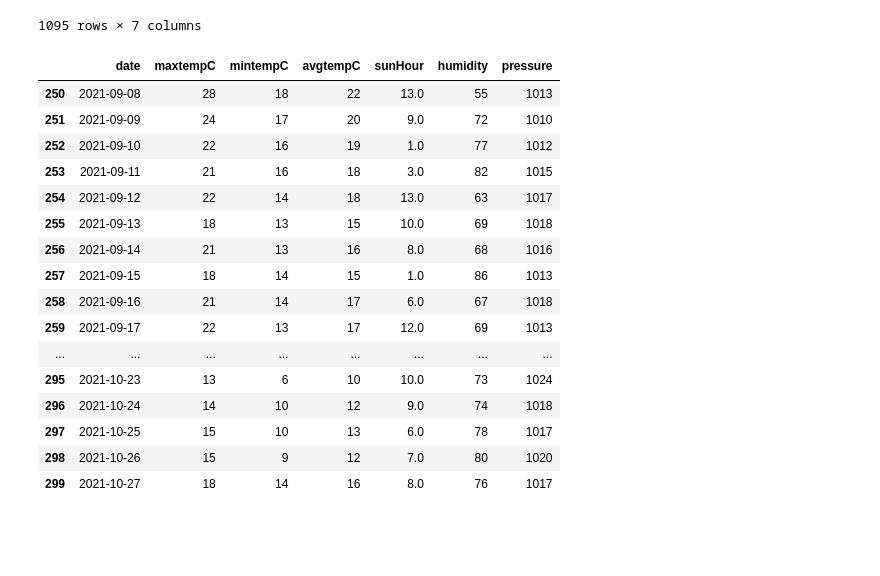
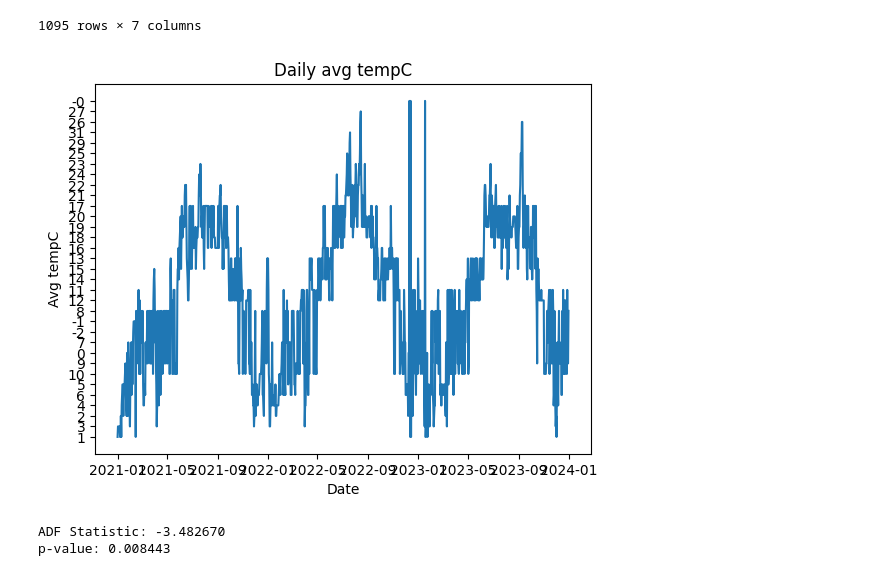
Before and after one commit to Zdanekk/Project_weather, a Jupyter notebook: Notebooks/weatherforecast.ipynb, the cells around one changed output. Drawn from its saved outputs; the diff is of its cells as text; code cells hidden in the pictures; blank space fills up the shorter version.

```diff
--- a/Notebooks/weatherforecast.ipynb
+++ b/Notebooks/weatherforecast.ipynb
@@ -85,23 +88,22 @@ df
 | 1093 | 2023-12-30 | 11 | 6 | 9 | 1.0 | 80 | 1005 |
 | 1094 | 2023-12-31 | 11 | 7 | 8 | 2.0 | 77 | 991 |
 1095 rows × 7 columns
-# %%
-df[250:300]
-# %% [output]
-|  | date | maxtempC | mintempC | avgtempC | sunHour | humidity | pressure |
-| 250 | 2021-09-08 | 28 | 18 | 22 | 13.0 | 55 | 1013 |
-| 251 | 2021-09-09 | 24 | 17 | 20 | 9.0 | 72 | 1010 |
-| 252 | 2021-09-10 | 22 | 16 | 19 | 1.0 | 77 | 1012 |
-| 253 | 2021-09-11 | 21 | 16 | 18 | 3.0 | 82 | 1015 |
-| 254 | 2021-09-12 | 22 | 14 | 18 | 13.0 | 63 | 1017 |
-| 255 | 2021-09-13 | 18 | 13 | 15 | 10.0 | 69 | 1018 |
-| 256 | 2021-09-14 | 21 | 13 | 16 | 8.0 | 68 | 1016 |
-| 257 | 2021-09-15 | 18 | 14 | 15 | 1.0 | 86 | 1013 |
-| 258 | 2021-09-16 | 21 | 14 | 17 | 6.0 | 67 | 1018 |
-| 259 | 2021-09-17 | 22 | 13 | 17 | 12.0 | 69 | 1013 |
-| ... | ... | ... | ... | ... | ... | ... | ... |
-| 295 | 2021-10-23 | 13 | 6 | 10 | 10.0 | 73 | 1024 |
-| 296 | 2021-10-24 | 14 | 10 | 12 | 9.0 | 74 | 1018 |
-| 297 | 2021-10-25 | 15 | 10 | 13 | 6.0 | 78 | 1017 |
-| 298 | 2021-10-26 | 15 | 9 | 12 | 7.0 | 80 | 1020 |
-| 299 | 2021-10-27 | 18 | 14 | 16 | 8.0 | 76 | 1017 |
+# %%
+df['date'] = pd.to_datetime(df['date'])
+df.set_index('date', inplace=True)
+# %%
+plt.plot(df['avgtempC'])
+plt.title('Daily avg tempC')
+plt.xlabel('Date')
+plt.ylabel('Avg tempC')
+plt.show()
+# %% [output]
+[figure, added]
+# %%
+adf_test = adfuller(df['avgtempC'])
+# Output the results
+print('ADF Statistic: %f' % adf_test[0])
+print('p-value: %f' % adf_test[1])
+# %% [output]
+ADF Statistic: -3.482670
+p-value: 0.008443
```
Also changed, not shown: parts of 1 cell of this notebook.
